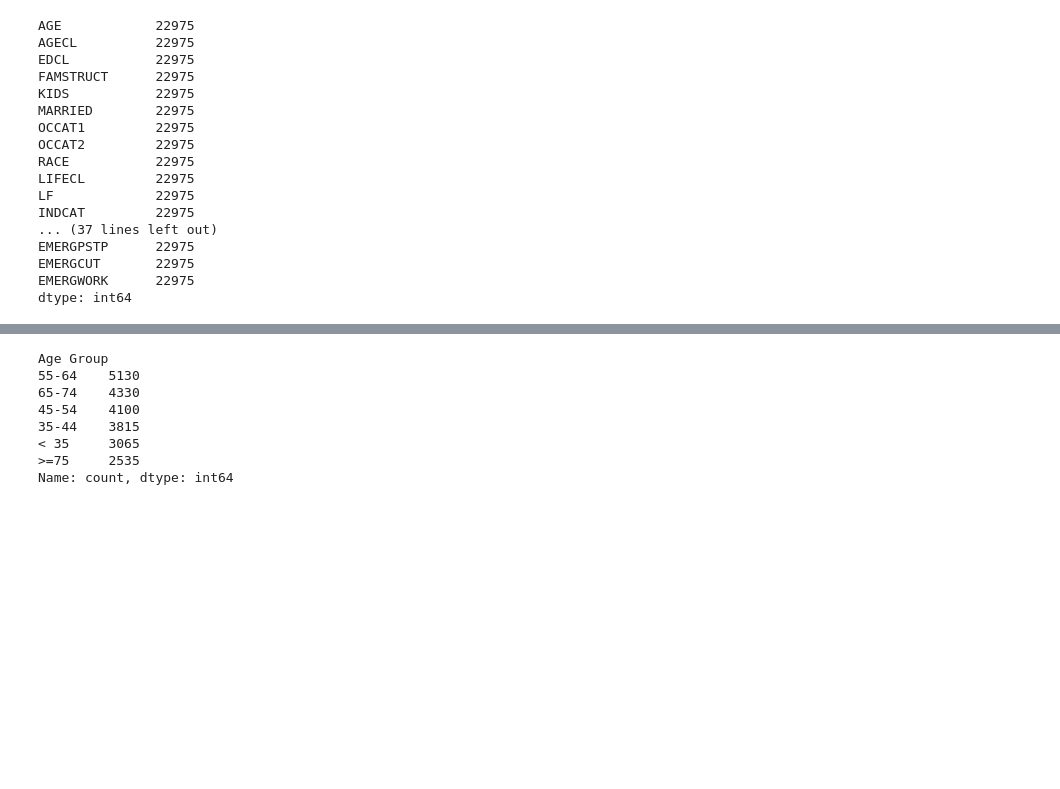
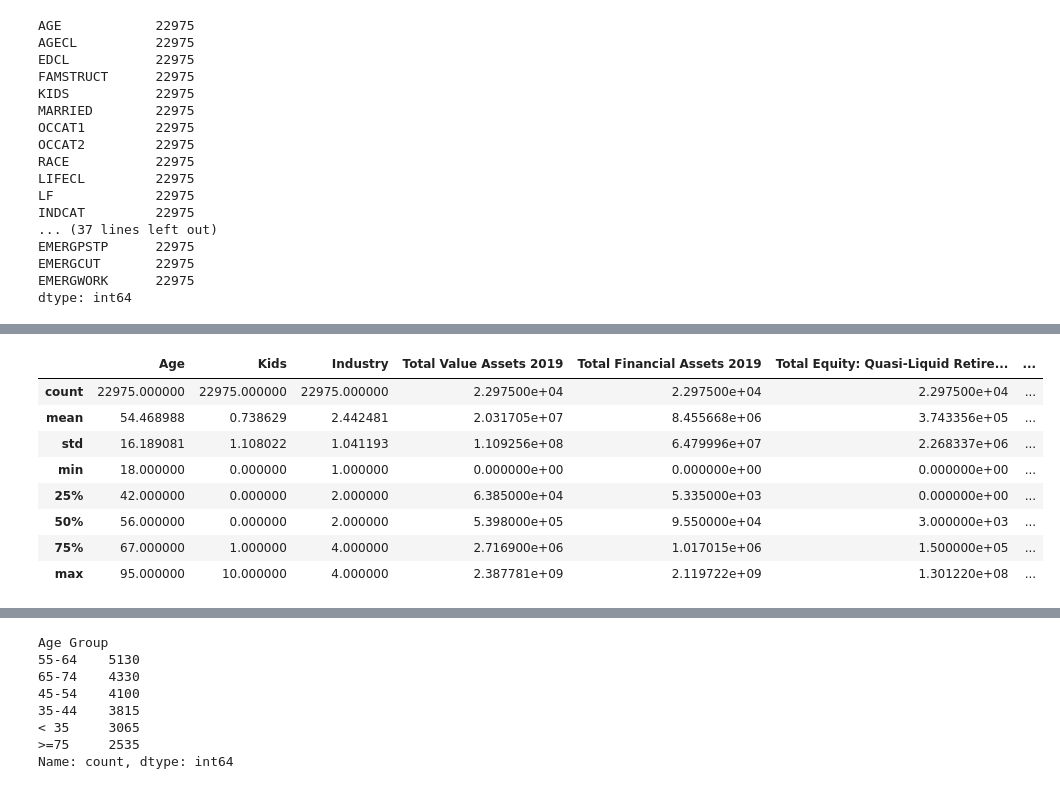
Before and after one commit to HanaDoubleU/project-1, a Jupyter notebook: Survey_Consumer_Finances_AD.ipynb, the cells around one changed output, grey strips where cells are left out. Cells and saved outputs as stored; diff of their text form; code cells hidden in the pictures; blank space fills up the shorter version.

```diff
--- a/Survey_Consumer_Finances_AD.ipynb
+++ b/Survey_Consumer_Finances_AD.ipynb
@@ -234,2 +284,14 @@ data_df.head()
+# %%
+data_df.describe()
+# %% [output]
+|  | Age | Kids | Industry | Total Value Assets 2019 | Total Financial Assets 2019 | Total Equity: Quasi-Liquid Retire... | ... |
+| count | 22975.000000 | 22975.000000 | 22975.000000 | 2.297500e+04 | 2.297500e+04 | 2.297500e+04 | ... |
+| mean | 54.468988 | 0.738629 | 2.442481 | 2.031705e+07 | 8.455668e+06 | 3.743356e+05 | ... |
+| std | 16.189081 | 1.108022 | 1.041193 | 1.109256e+08 | 6.479996e+07 | 2.268337e+06 | ... |
+| min | 18.000000 | 0.000000 | 1.000000 | 0.000000e+00 | 0.000000e+00 | 0.000000e+00 | ... |
+| 25% | 42.000000 | 0.000000 | 2.000000 | 6.385000e+04 | 5.335000e+03 | 0.000000e+00 | ... |
+| 50% | 56.000000 | 0.000000 | 2.000000 | 5.398000e+05 | 9.550000e+04 | 3.000000e+03 | ... |
+| 75% | 67.000000 | 1.000000 | 4.000000 | 2.716900e+06 | 1.017015e+06 | 1.500000e+05 | ... |
+| max | 95.000000 | 10.000000 | 4.000000 | 2.387781e+09 | 2.119722e+09 | 1.301220e+08 | ... |
 # %%
 #Summary of counts for various columns of interest
```
Also changed, not shown: parts of 11 cells of this notebook, 3 other files.
